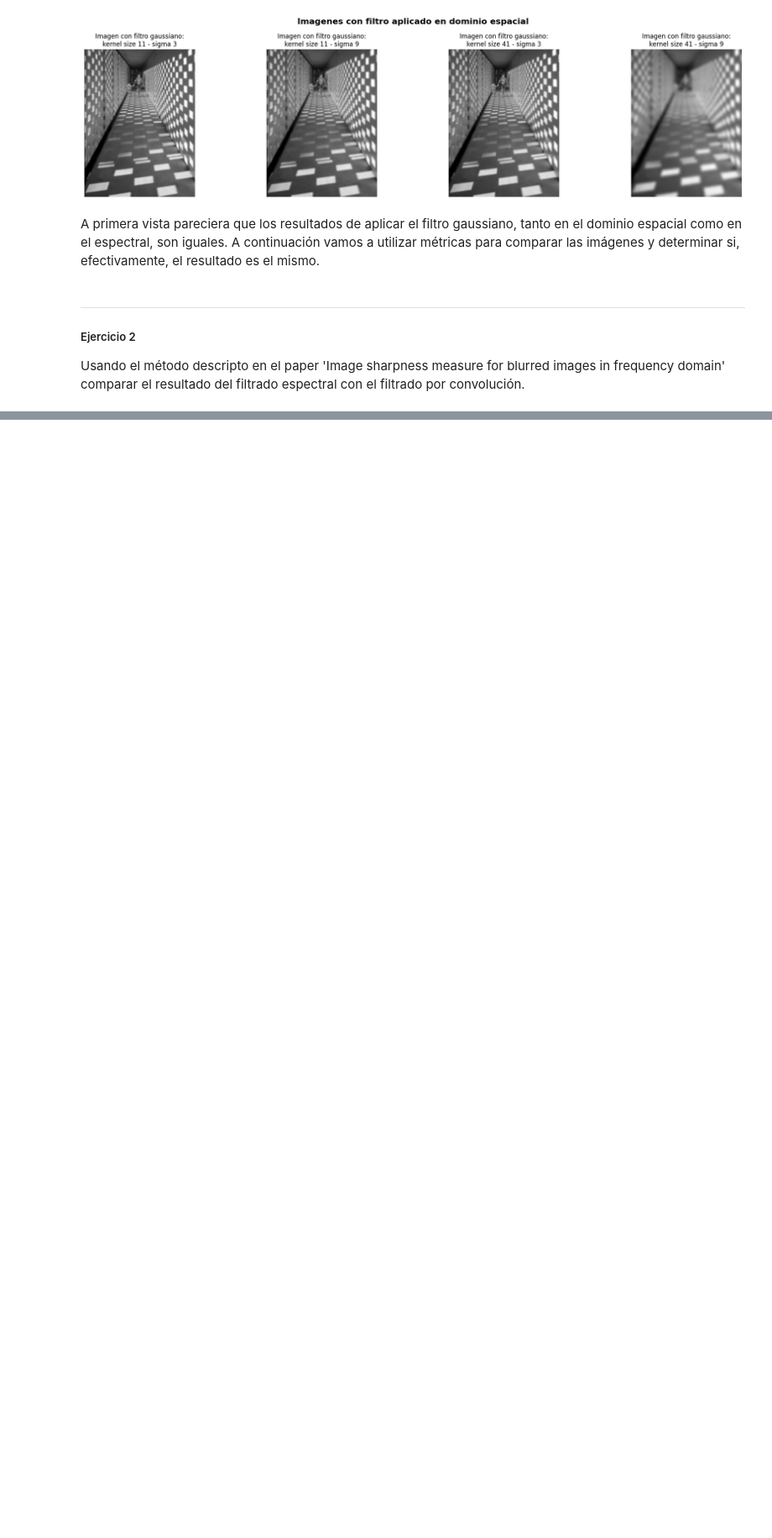
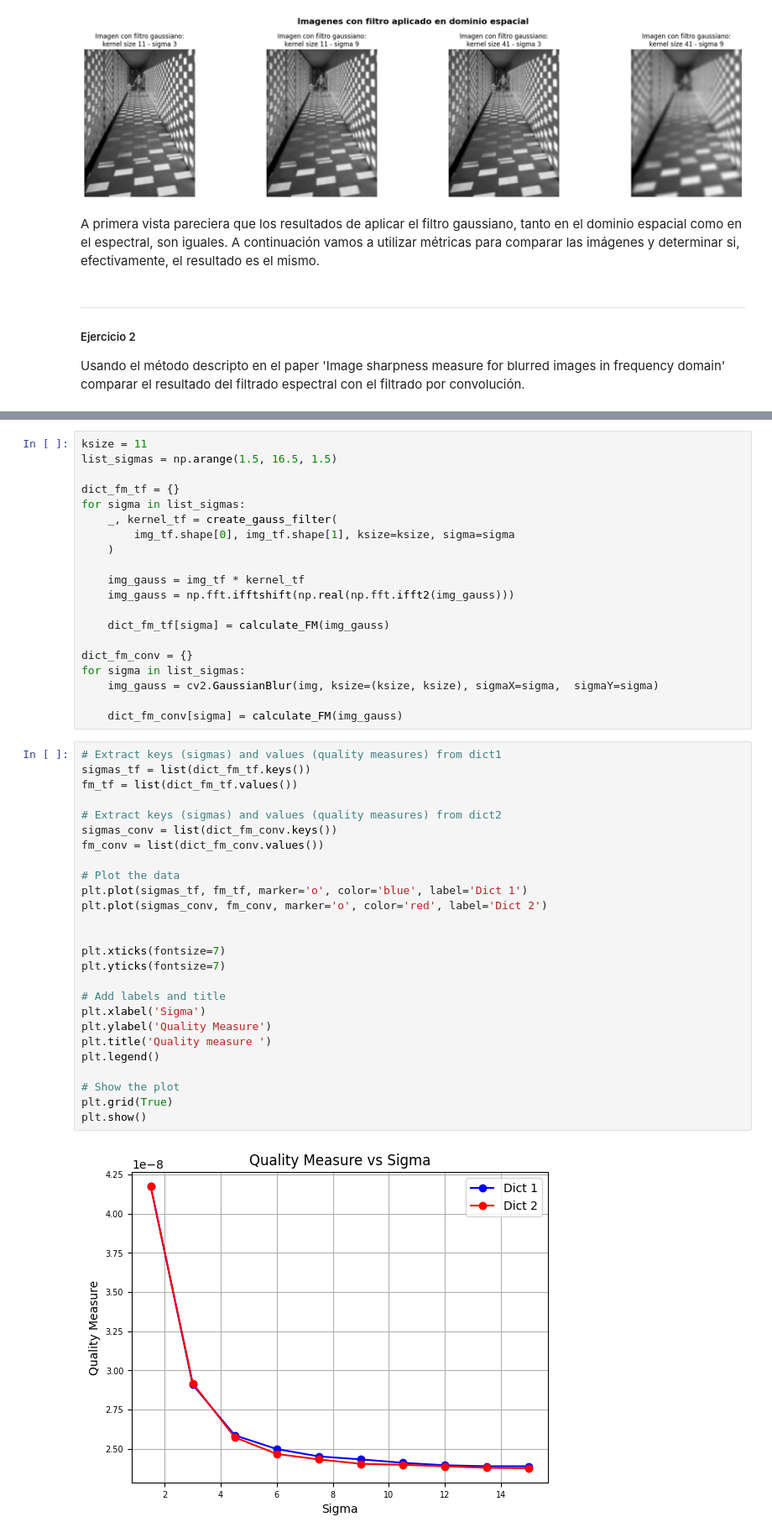
Before and after one commit to jcruz-ferreyra/CEIA_vpc_I, a Jupyter notebook: TPs/TP2/source/tp2.ipynb, the cells around one changed output, grey strips where cells are left out. Shown at 84% size. Drawn from its saved outputs; the diff is of its cells as text; blank space fills up the shorter version.

```diff
--- a/TPs/TP2/source/tp2.ipynb
+++ b/TPs/TP2/source/tp2.ipynb
@@ -246,0 +308,48 @@ Usando el método descripto en el paper 'Image sharpness measure for blurred ima
+# %%
+ksize = 11
+list_sigmas = np.arange(1.5, 16.5, 1.5)
+
+dict_fm_tf = {}
+for sigma in list_sigmas:
+    _, kernel_tf = create_gauss_filter(
+        img_tf.shape[0], img_tf.shape[1], ksize=ksize, sigma=sigma
+    )
+
+    img_gauss = img_tf * kernel_tf
+    img_gauss = np.fft.ifftshift(np.real(np.fft.ifft2(img_gauss)))
+
+    dict_fm_tf[sigma] = calculate_FM(img_gauss)
+
+dict_fm_conv = {}
+for sigma in list_sigmas:
+    img_gauss = cv2.GaussianBlur(img, ksize=(ksize, ksize), sigmaX=sigma,  sigmaY=sigma)
+
+    dict_fm_conv[sigma] = calculate_FM(img_gauss)
+# %%
+# Extract keys (sigmas) and values (quality measures) from dict1
+sigmas_tf = list(dict_fm_tf.keys())
+fm_tf = list(dict_fm_tf.values())
+
+# Extract keys (sigmas) and values (quality measures) from dict2
+sigmas_conv = list(dict_fm_conv.keys())
+fm_conv = list(dict_fm_conv.values())
+
+# Plot the data
+plt.plot(sigmas_tf, fm_tf, marker='o', color='blue', label='Dict 1')
+plt.plot(sigmas_conv, fm_conv, marker='o', color='red', label='Dict 2')
+
+
+plt.xticks(fontsize=7)
+plt.yticks(fontsize=7)
+
+# Add labels and title
+plt.xlabel('Sigma')
+plt.ylabel('Quality Measure')
+plt.title('Quality measure ')
+plt.legend()
+
+# Show the plot
+plt.grid(True)
+plt.show()
+# %% [output]
+[figure, added]
```
Also changed, not shown: parts of 3 cells of this notebook.
